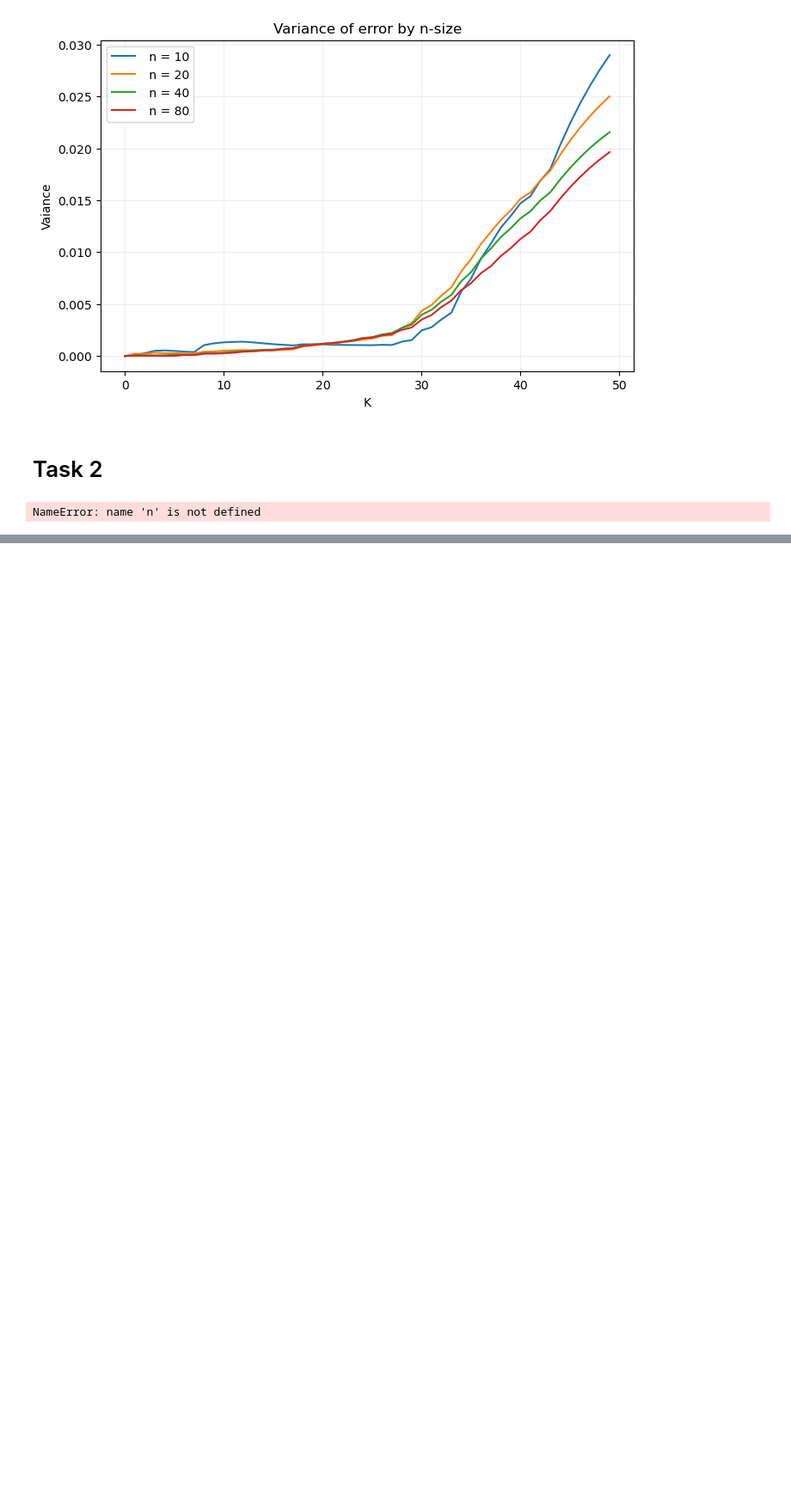
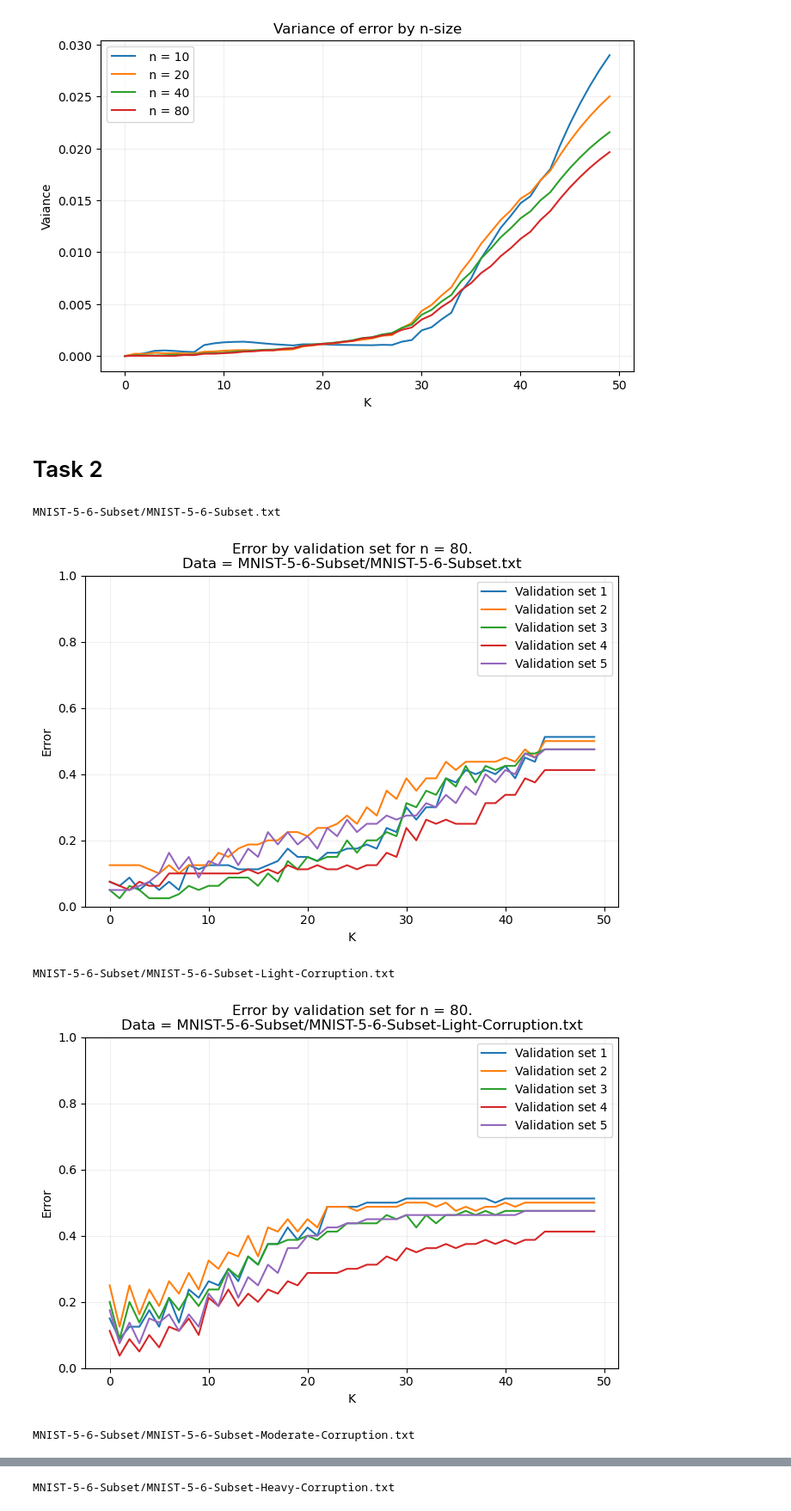
Before and after one commit to Husted42/machineLearning, a Jupyter notebook: 1/task1.ipynb, the cells around one changed output, grey strips where cells are left out. Shown at 86% size. Saved outputs shown, nothing was run; the diff lists cells and outputs as text; code cells hidden in the pictures; blank space fills up the shorter version.

```diff
--- a/1/task1.ipynb
+++ b/1/task1.ipynb
@@ -195,18 +195,37 @@ solution2()
 # Task 2
 # %%
 def allInOne(data, m, n):
+    print(data)
     ##### --- Load data --- #####
     # Load the data from MNIST-5-6-Subset.txt
     # Change the path as needed
     data_file_path = data
     data_matrix = np.loadtxt(data_file_path).reshape(1877, 784)
     # Load the labels from MNIST-5-6-Labels.txt
     # Change the path as needed
     labels_file_path = "MNIST-5-6-Subset/MNIST-5-6-Subset-Labels.txt"
     labels = np.loadtxt(labels_file_path)
 
-    ##### --- Load data --- #####
+    ##### --- saodnasodn --- #####
+    lst = []
+    for i in range (5):
+        X_val = splitVal(data_matrix, i, n, m)
+        Y_val = splitVal(labels, i, n, m)
+        sumLst = np.zeros(m)
+        for x in range (len(X_val)):
+            something = knn(X_train, Y_train, X_val[x], Y_val[x])
+            sumLst = sumLst + something
+        sumLst = list(map(lambda elm : elm / n, sumLst))
+        lst.append(sumLst)
+    plotValError(m, lst, 'Error by validation set for n = 80.\nData = {}'.format(data))
 
-allInOne("MNIST-5-6-Subset/MNIST-5-6-Subset.txt", 50, 10)
+allInOne("MNIST-5-6-Subset/MNIST-5-6-Subset.txt", 50, 80)
+allInOne("MNIST-5-6-Subset/MNIST-5-6-Subset-Light-Corruption.txt", 50, 80)
+allInOne("MNIST-5-6-Subset/MNIST-5-6-Subset-Moderate-Corruption.txt", 50, 80)
+allInOne("MNIST-5-6-Subset/MNIST-5-6-Subset-Heavy-Corruption.txt", 50, 80)
 # %% [output]
-NameError: name 'n' is not defined
+MNIST-5-6-Subset/MNIST-5-6-Subset.txt
+[figure, added]
+MNIST-5-6-Subset/MNIST-5-6-Subset-Light-Corruption.txt
+[figure, added]
+MNIST-5-6-Subset/MNIST-5-6-Subset-Moderate-Corruption.txt
@@ -212,0 +233 @@ NameError: name 'n' is not defined
+MNIST-5-6-Subset/MNIST-5-6-Subset-Heavy-Corruption.txt
```
Also changed, not shown: parts of 1 cell of this notebook, 1 other file.
